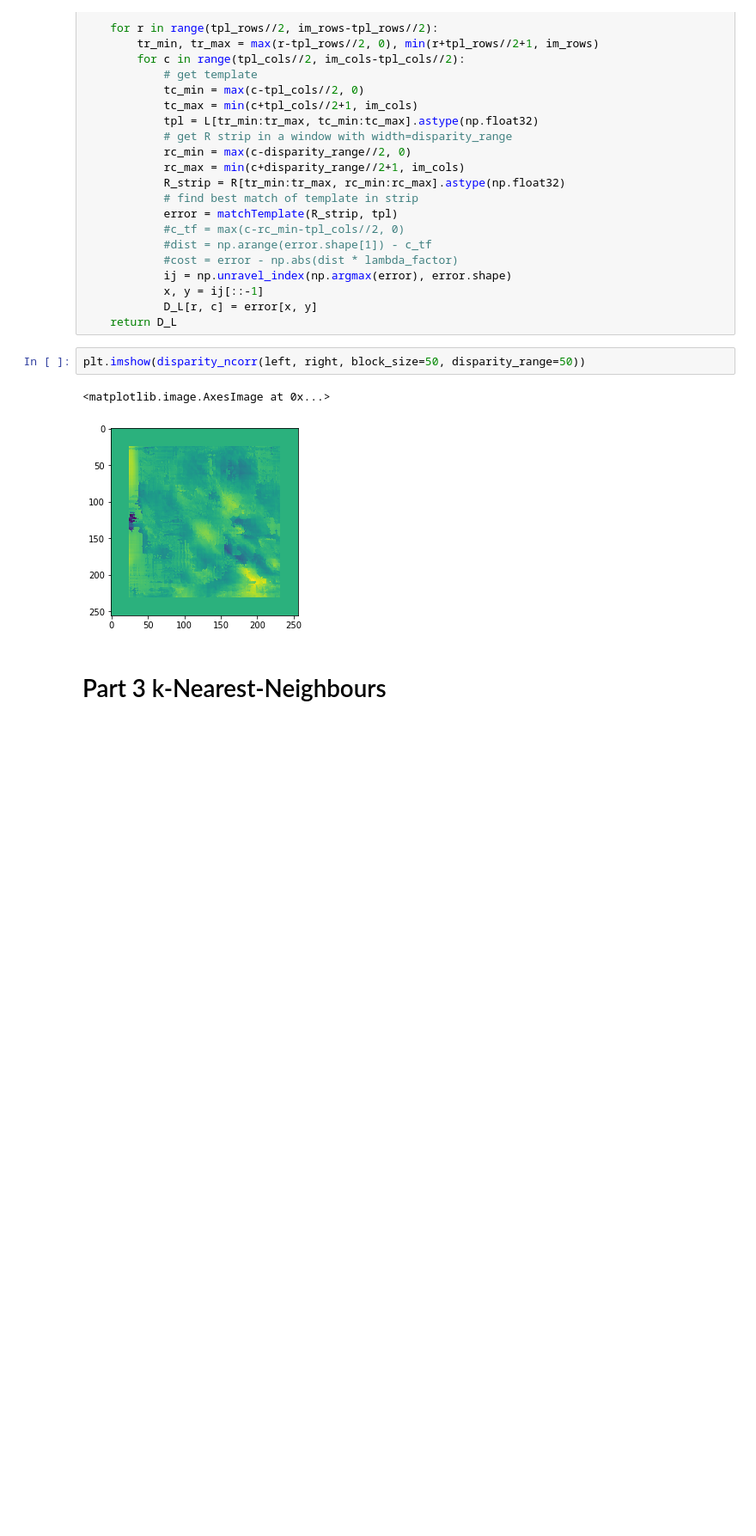
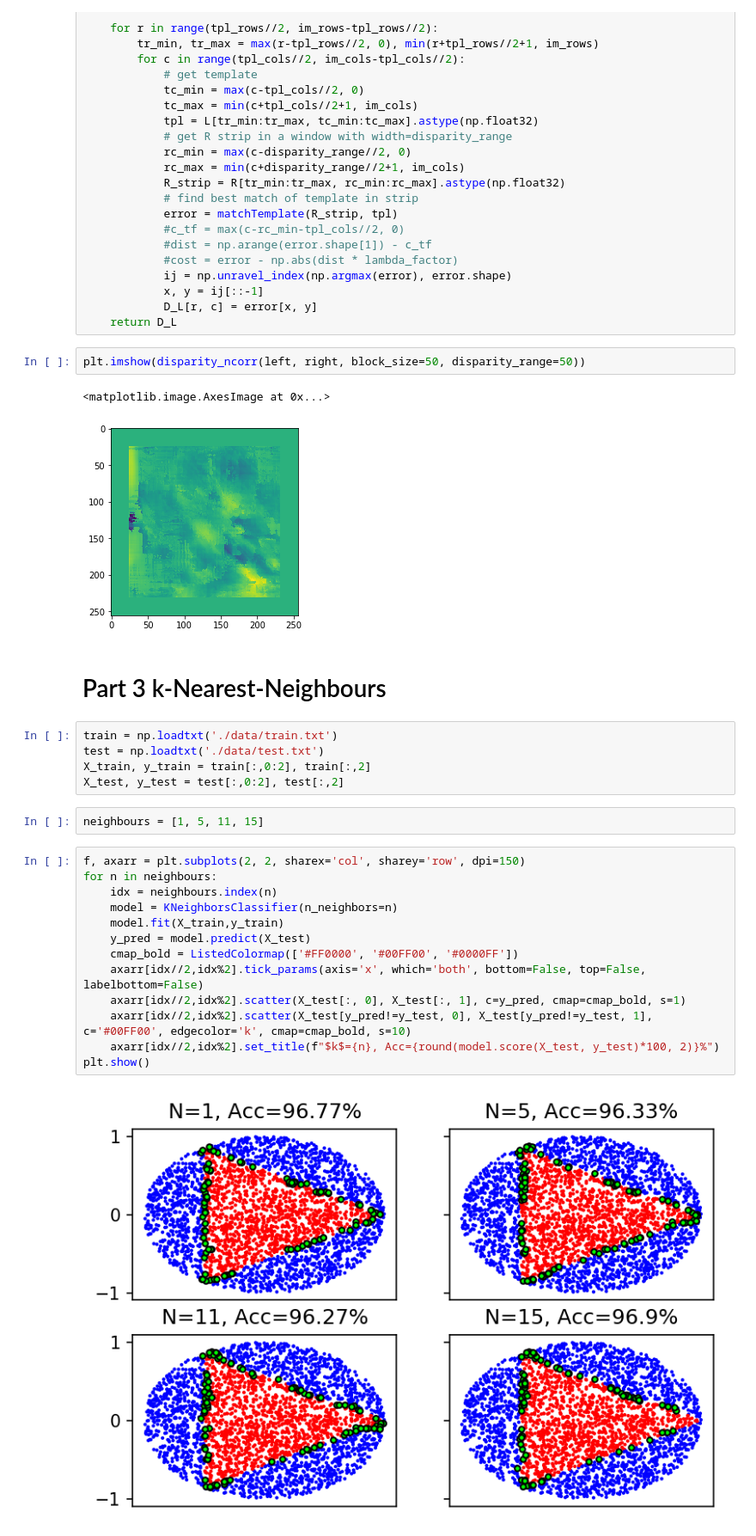
Before and after one commit to TheAnig/computer-vision, a Jupyter notebook: hw9/hw9-soln.ipynb, the cells around one changed output. Shown at 86% size. Cells and saved outputs as stored; diff of their text form; blank space fills up the shorter version.

```diff
--- a/hw9/hw9-soln.ipynb
+++ b/hw9/hw9-soln.ipynb
@@ -171,3 +256,25 @@ plt.imshow(disparity_ncorr(left, right, block_size=50, disparity_range=50))
 [figure]
 # %% [markdown]
 # Part 3 k-Nearest-Neighbours
+# %%
+train = np.loadtxt('./data/train.txt')
+test = np.loadtxt('./data/test.txt')
+X_train, y_train = train[:,0:2], train[:,2]
+X_test, y_test = test[:,0:2], test[:,2]
+# %%
+neighbours = [1, 5, 11, 15]
+# %%
+f, axarr = plt.subplots(2, 2, sharex='col', sharey='row', dpi=150)
+for n in neighbours:
+    idx = neighbours.index(n)
+    model = KNeighborsClassifier(n_neighbors=n)
+    model.fit(X_train,y_train)
+    y_pred = model.predict(X_test)
+    cmap_bold = ListedColormap(['#FF0000', '#00FF00', '#0000FF'])
+    axarr[idx//2,idx%2].tick_params(axis='x', which='both', bottom=False, top=False, labelbottom=False)
+    axarr[idx//2,idx%2].scatter(X_test[:, 0], X_test[:, 1], c=y_pred, cmap=cmap_bold, s=1)
+    axarr[idx//2,idx%2].scatter(X_test[y_pred!=y_test, 0], X_test[y_pred!=y_test, 1], c='#00FF00', edgecolor='k', cmap=cmap_bold, s=10)
+    axarr[idx//2,idx%2].set_title(f"$k$={n}, Acc={round(model.score(X_test, y_test)*100, 2)}%")
+plt.show()
+# %% [output]
+[figure, added]
```
Also changed, not shown: parts of 13 cells of this notebook.
